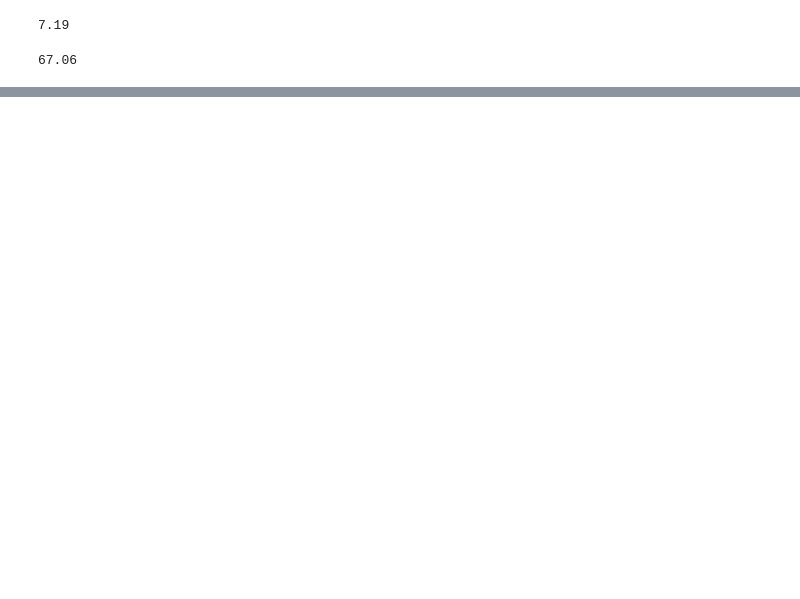
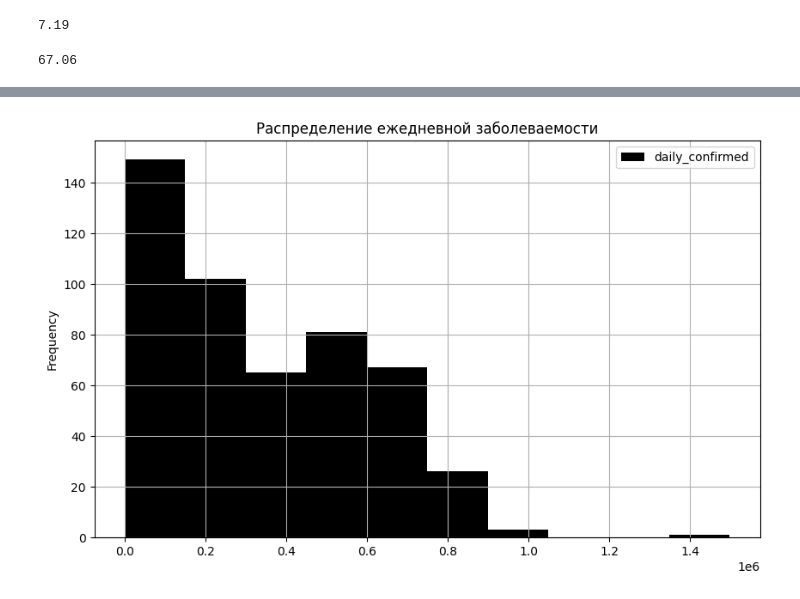
Before and after one commit to Kagemushe/sf_data_science, a Jupyter notebook: covid_py.ipynb, the cells around one changed output, grey strips where cells are left out. Drawn from its saved outputs; the diff is of its cells as text; code cells hidden in the pictures; blank space fills up the shorter version.

```diff
--- a/covid_py.ipynb
+++ b/covid_py.ipynb
@@ -141,0 +133,12 @@ display(round(covid_df[covid_df['country']=='Russia']['recover_rate'].mean(), 2)
+# %%
+grouped_cases.plot(
+    kind='hist',
+    figsize=(10, 6),
+    title='Распределение ежедневной заболеваемости',
+    grid=True,
+    color='black',
+    legend=True,
+    bins=10
+);
+# %% [output]
+[figure, added]
```
Also changed, not shown: parts of 6 cells of this notebook.
